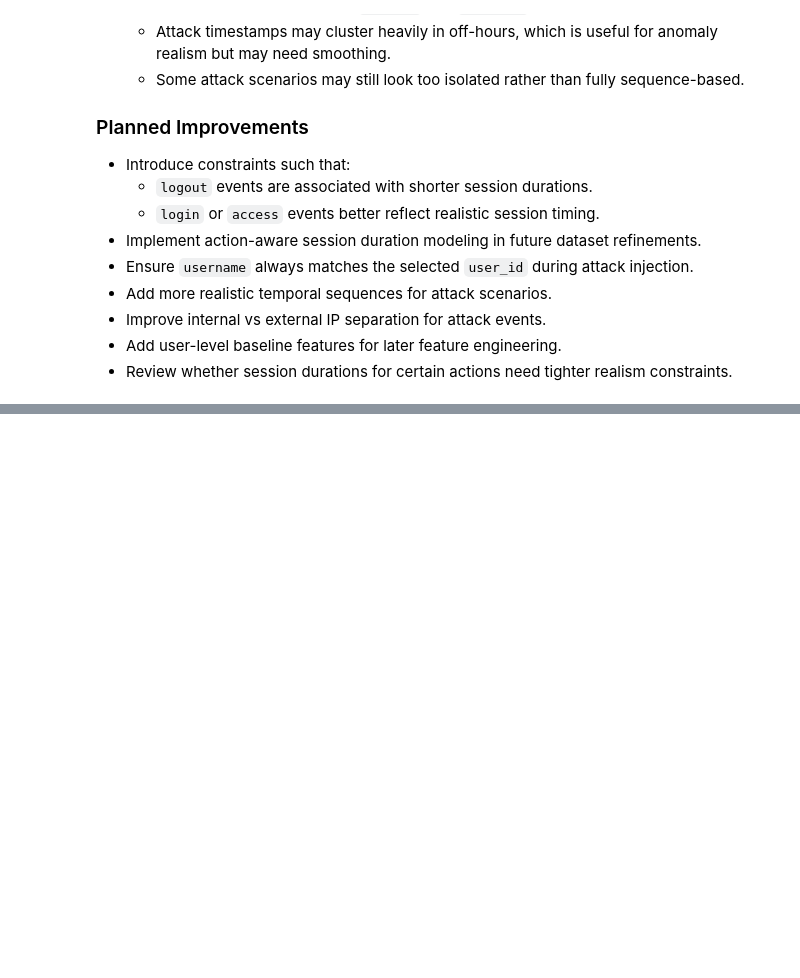
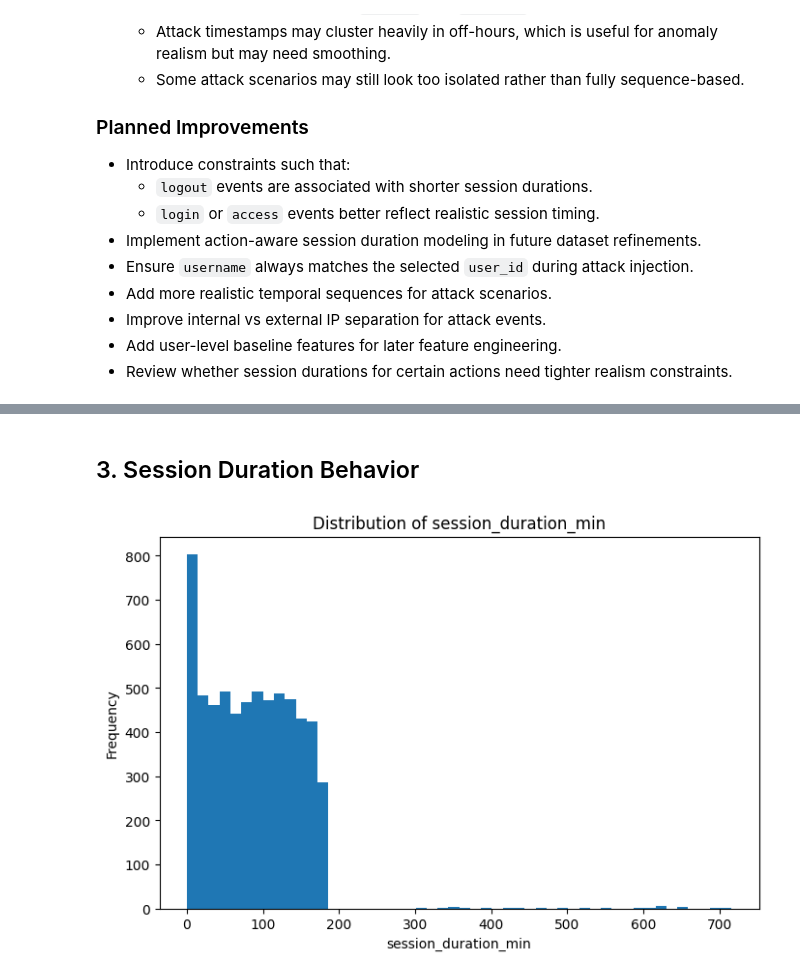
Before and after one commit to 0x0allenace/security-anomaly-project, a Jupyter notebook: notebooks/exploration.ipynb, the cells around one changed output, grey strips where cells are left out. Cells and saved outputs as stored; diff of their text form; code cells hidden in the pictures; blank space fills up the shorter version.

```diff
--- a/notebooks/exploration.ipynb
+++ b/notebooks/exploration.ipynb
@@ -206,0 +268,6 @@ plt.show()
+# %% [markdown]
+## 3. Session Duration Behavior
+# %%
+plot_distribution(df, "session_duration_min")
+# %% [output]
+[figure, added]
```
Also changed, not shown: parts of 15 cells of this notebook, 2 other files.
